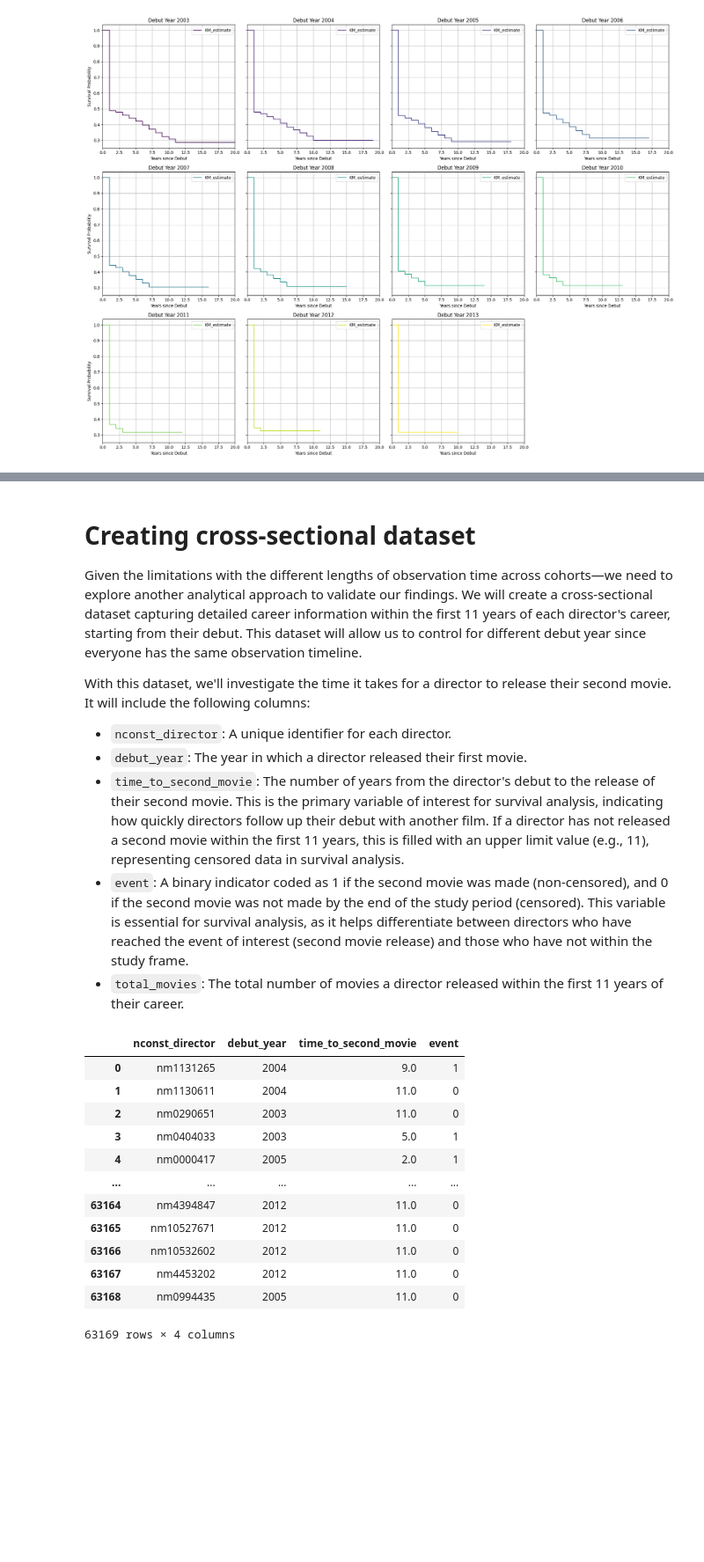
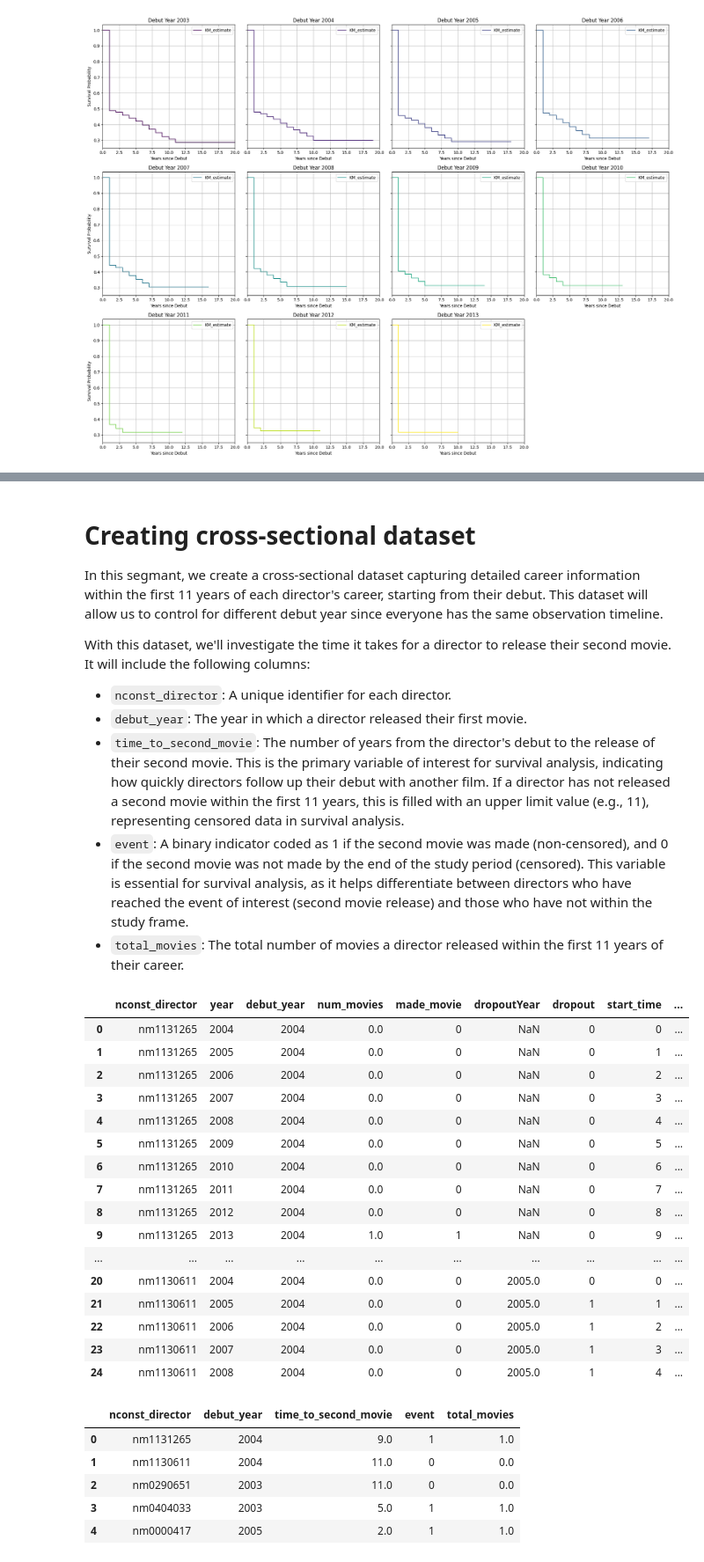
Before and after one commit to nhunguyen0901/SocialNetworks_CareerLongevity, a Jupyter notebook: Phase_4_Building_Time_Series_Data.ipynb, the cells around one changed output, grey strips where cells are left out. Shown at 88% size. Cells and saved outputs as stored; diff of their text form; code cells hidden in the pictures; blank space fills up the shorter version.

Commit message:
add visualization to time series data

```diff
--- a/Phase_4_Building_Time_Series_Data.ipynb
+++ b/Phase_4_Building_Time_Series_Data.ipynb
@@ -236,16 +231,16 @@ all_directors_dropout
 # %%
 # Merge the 'dropoutYear' information into the main dataset to indicate the potential dropout year for each director.
-directors_years = pd.merge(directors_years, all_directors_dropout[['nconst', 'dropoutYear']],
-                           how='left', left_on='nconst_director', right_on='nconst')
+directors_years_outcomes = pd.merge(directors_years_outcomes, all_directors_dropout[['nconst', 'dropoutYear']],
+                                    how='left', left_on='nconst_director', right_on='nconst')
 
 # Remove the redundant 'nconst' column after merging.
-directors_years.drop(columns='nconst', inplace=True)
+directors_years_outcomes.drop(columns='nconst', inplace=True)
 
 # Initialize a 'dropout' column with 0, indicating no dropout event by default.
-directors_years['dropout'] = 0
+directors_years_outcomes['dropout'] = 0
 
 # Update 'dropout' to 1 for years equal to or beyond the 'dropoutYear', marking it as the potential dropout event.
-directors_years['dropoutYear'] = pd.to_numeric(directors_years['dropoutYear'], errors='coerce')  # Coerce errors will convert non-numeric to NaN
-directors_years['dropout'] = ((directors_years['year'] >= directors_years['dropoutYear'].fillna(9999)).astype(int))
+directors_years_outcomes['dropoutYear'] = pd.to_numeric(directors_years_outcomes['dropoutYear'], errors='coerce')  # Coerce errors will convert non-numeric to NaN
+directors_years_outcomes['dropout'] = ((directors_years_outcomes['year'] >= directors_years_outcomes['dropoutYear'].fillna(9999)).astype(int))
 # %%
 # Display the first few rows
@@ -272,6 +267,6 @@ directors_years.head(25)
 Fianlly, we create `start_time` and `stop_time` variables for each director.
 # %%
 # Calculate relative start and stop times based on the director's debut year
-directors_years['start_time'] = directors_years['year'] - directors_years['debut_year']
-directors_years['stop_time'] = directors_years['start_time'] + 1
+directors_years_outcomes['start_time'] = directors_years_outcomes['year'] - directors_years_outcomes['debut_year']
+directors_years_outcomes['stop_time'] = directors_years_outcomes['start_time'] + 1
 # %%
@@ -417,7 +464,7 @@ Moreover, direct comparisons between cohorts must be approached with caution. Co
 # %% [markdown]
 # Creating cross-sectional dataset
 
-Given the limitations with the different lengths of observation time across cohorts—we need to explore another analytical approach to validate our findings. We will create a cross-sectional dataset capturing detailed career information within the first 11 years of each director's career, starting from their debut. This dataset will allow us to control for different debut year since everyone has the same observation timeline.
+In this segmant, we create a cross-sectional dataset capturing detailed career information within the first 11 years of each director's career, starting from their debut. This dataset will allow us to control for different debut year since everyone has the same observation timeline.
 
 With this dataset, we'll investigate the time it takes for a director to release their second movie. It will include the following columns:
 - `nconst_director`: A unique identifier for each director.
@@ -425,9 +472,29 @@ With this dataset, we'll investigate the time it takes for a director to release
 - `time_to_second_movie`: The number of years from the director's debut to the release of their second movie. This is the primary variable of interest for survival analysis, indicating how quickly directors follow up their debut with another film. If a director has not released a second movie within the first 11 years, this is filled with an upper limit value (e.g., 11), representing censored data in survival analysis.
 - `event`: A binary indicator coded as 1 if the second movie was made (non-censored), and 0 if the second movie was not made by the end of the study period (censored). This variable is essential for survival analysis, as it helps differentiate between directors who have reached the event of interest (second movie release) and those who have not within the study frame.
 - `total_movies`: The total number of movies a director released within the first 11 years of their career.
+# %%
+directors_years_outcomes.head(25)
+# %% [output]
+|  | nconst_director | year | debut_year | num_movies | made_movie | dropoutYear | dropout | start_time | ... |
+| 0 | nm1131265 | 2004 | 2004 | 0.0 | 0 | NaN | 0 | 0 | ... |
+| 1 | nm1131265 | 2005 | 2004 | 0.0 | 0 | NaN | 0 | 1 | ... |
+| 2 | nm1131265 | 2006 | 2004 | 0.0 | 0 | NaN | 0 | 2 | ... |
+| 3 | nm1131265 | 2007 | 2004 | 0.0 | 0 | NaN | 0 | 3 | ... |
+| 4 | nm1131265 | 2008 | 2004 | 0.0 | 0 | NaN | 0 | 4 | ... |
+| 5 | nm1131265 | 2009 | 2004 | 0.0 | 0 | NaN | 0 | 5 | ... |
+| 6 | nm1131265 | 2010 | 2004 | 0.0 | 0 | NaN | 0 | 6 | ... |
+| 7 | nm1131265 | 2011 | 2004 | 0.0 | 0 | NaN | 0 | 7 | ... |
+| 8 | nm1131265 | 2012 | 2004 | 0.0 | 0 | NaN | 0 | 8 | ... |
+| 9 | nm1131265 | 2013 | 2004 | 1.0 | 1 | NaN | 0 | 9 | ... |
+| ... | ... | ... | ... | ... | ... | ... | ... | ... | ... |
+| 20 | nm1130611 | 2004 | 2004 | 0.0 | 0 | 2005.0 | 0 | 0 | ... |
+| 21 | nm1130611 | 2005 | 2004 | 0.0 | 0 | 2005.0 | 1 | 1 | ... |
+| 22 | nm1130611 | 2006 | 2004 | 0.0 | 0 | 2005.0 | 1 | 2 | ... |
+| 23 | nm1130611 | 2007 | 2004 | 0.0 | 0 | 2005.0 | 1 | 3 | ... |
+| 24 | nm1130611 | 2008 | 2004 | 0.0 | 0 | 2005.0 | 1 | 4 | ... |
 # %%
 # Filter the data to include only the first 11 years of each director's career
-filtered_data = directors_years[directors_years['start_time'] <= 10].copy()
+filtered_data = directors_years_outcomes[directors_years_outcomes['start_time'] <= 10].copy()
 
 # Calculate cumulative movies for each director over time
 filtered_data['cumulative_movies'] = filtered_data.groupby('nconst_director')['num_movies'].cumsum()
@@ -450,19 +517,19 @@ directors_cross_sectional['event'] = (~directors_cross_sectional['time_to_second
 
 # Handling the time variable, using the maximum study period for those who didn't make a second movie:
 directors_cross_sectional['time_to_second_movie'] = directors_cross_sectional['time_to_second_movie'].fillna(11)
+# %%
+# Calculate the total number of movies each director made within the first 11 years
+total_movies = directors_years_outcomes[directors_years_outcomes['start_time'] < 11].groupby('nconst_director')['num_movies'].sum().reset_index()
+total_movies.columns = ['nconst_director', 'total_movies']
+
+# Merge this back to the main DataFrame to include all directors
+directors_cross_sectional = directors_cross_sectional.merge(total_movies, on='nconst_director', how='left')
 # %%
-directors_cross_sectional
+directors_cross_sectional.head()
 # %% [output]
-|  | nconst_director | debut_year | time_to_second_movie | event |
-| 0 | nm1131265 | 2004 | 9.0 | 1 |
-| 1 | nm1130611 | 2004 | 11.0 | 0 |
-| 2 | nm0290651 | 2003 | 11.0 | 0 |
-| 3 | nm0404033 | 2003 | 5.0 | 1 |
-| 4 | nm0000417 | 2005 | 2.0 | 1 |
-| ... | ... | ... | ... | ... |
-| 63164 | nm4394847 | 2012 | 11.0 | 0 |
-| 63165 | nm10527671 | 2012 | 11.0 | 0 |
-| 63166 | nm10532602 | 2012 | 11.0 | 0 |
-| 63167 | nm4453202 | 2012 | 11.0 | 0 |
-| 63168 | nm0994435 | 2005 | 11.0 | 0 |
+|  | nconst_director | debut_year | time_to_second_movie | event | total_movies |
+| 0 | nm1131265 | 2004 | 9.0 | 1 | 1.0 |
+| 1 | nm1130611 | 2004 | 11.0 | 0 | 0.0 |
+| 2 | nm0290651 | 2003 | 11.0 | 0 | 0.0 |
+| 3 | nm0404033 | 2003 | 5.0 | 1 | 1.0 |
+| 4 | nm0000417 | 2005 | 2.0 | 1 | 1.0 |
-63169 rows × 4 columns
```
Also changed, not shown: parts of 23 cells of this notebook, 2 other files.
